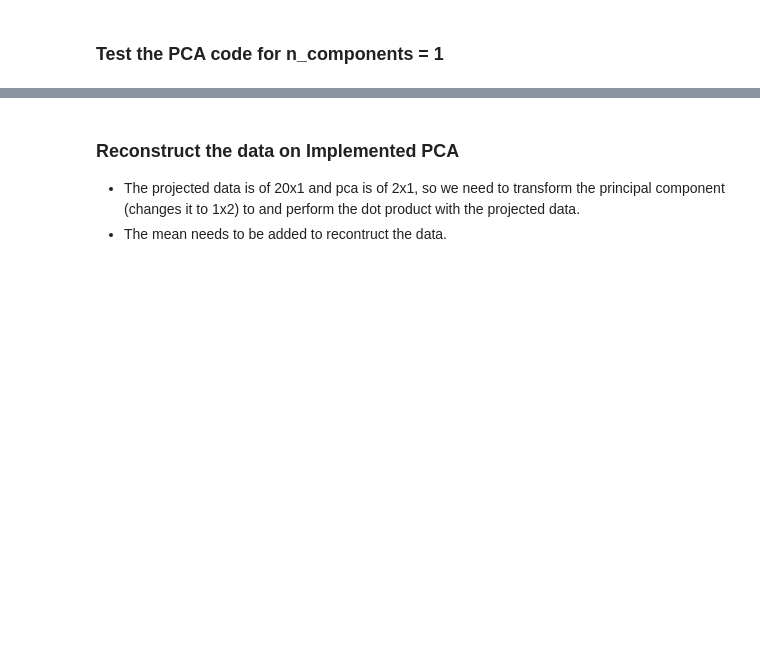
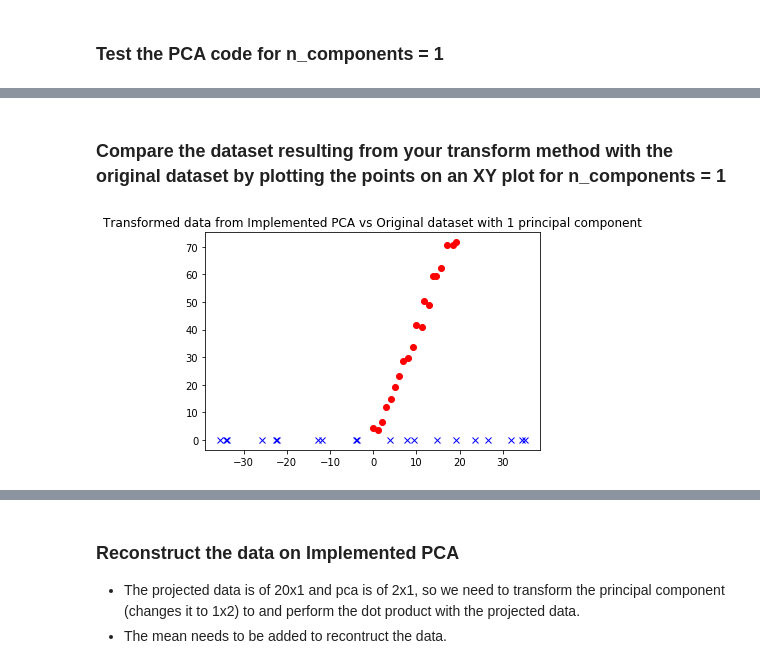
Before and after one commit to vipulpopat/MSCAI_CE4021_Week5, a Jupyter notebook: Etivity5.ipynb, the cells around one changed output, grey strips where cells are left out. Saved outputs shown, nothing was run; the diff lists cells and outputs as text; code cells hidden in the pictures; blank space fills up the shorter version.

```diff
--- a/Etivity5.ipynb
+++ b/Etivity5.ipynb
@@ -232,0 +270,11 @@ scikit_projected_data_1 = scikit_pca.transform(data)
+# %% [markdown]
+### Compare the dataset resulting from your transform method with the original dataset by plotting the points on an XY plot for n_components = 1
+# %%
+# Compare the dataset resulting from Implemented PCA transform method with the original dataset
+
+plt.title("Transformed data from Implemented PCA vs Original dataset with 1 principal component")
+plt.plot(data[:,0], data[:,1], 'ro')
+plt.plot(derived_projected_data_1, np.zeros(len(derived_projected_data_1)), 'bx')
+plt.show()
+# %% [output]
+[figure, added]
```
Also changed, not shown: parts of 14 cells of this notebook.
